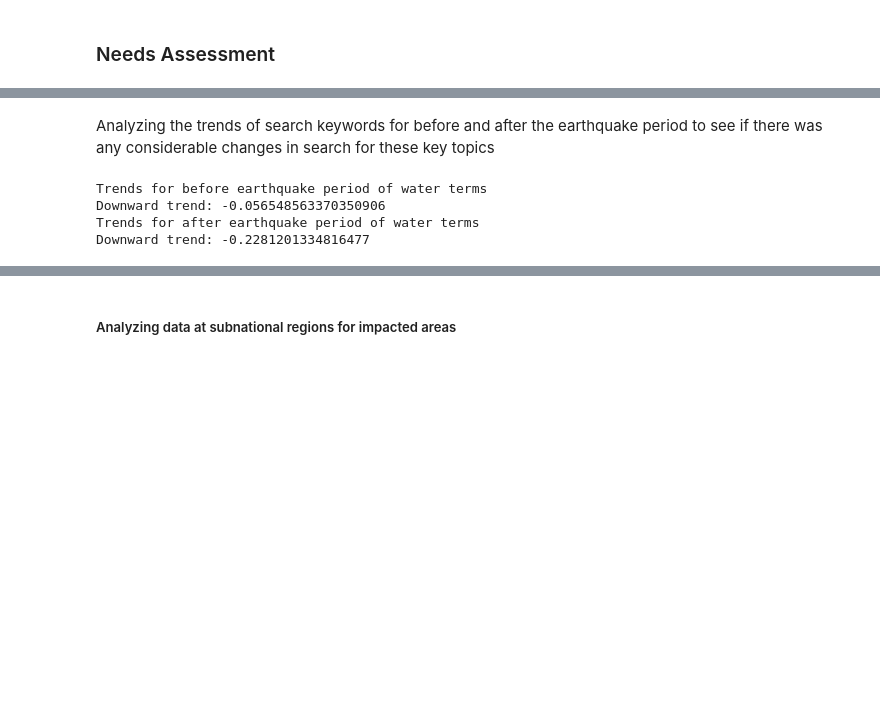
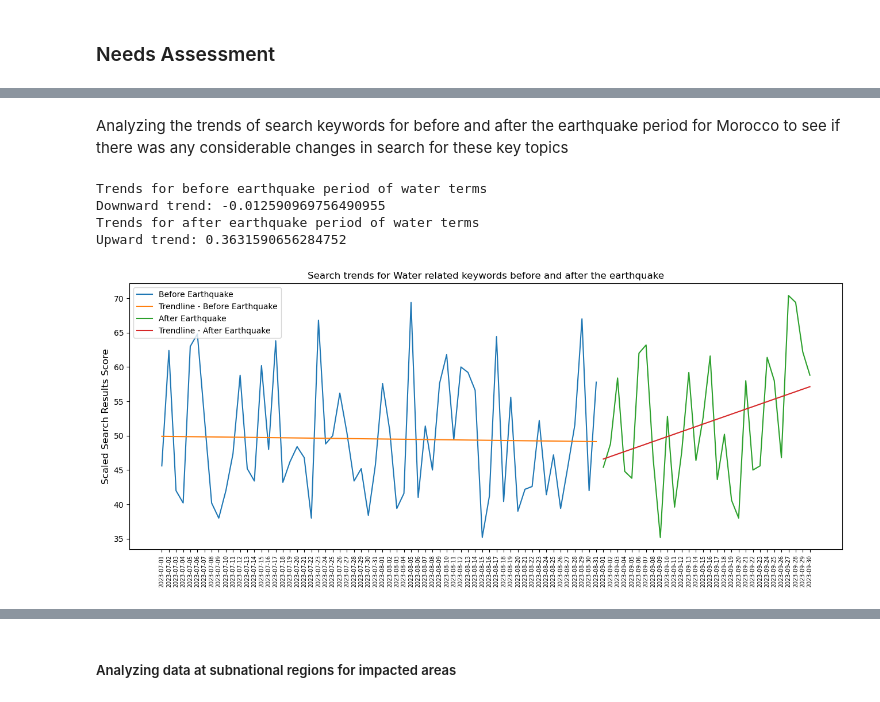
Before and after one commit to datapartnership/morocco-earthquake-impact, a Jupyter notebook: notebooks/google_trends/Morocco_GoogleTrends.ipynb, the cells around one changed output, grey strips where cells are left out. Saved outputs shown, nothing was run; the diff lists cells and outputs as text; code cells hidden in the pictures; blank space fills up the shorter version.

```diff
--- a/notebooks/google_trends/Morocco_GoogleTrends.ipynb
+++ b/notebooks/google_trends/Morocco_GoogleTrends.ipynb
@@ -378,6 +384,27 @@ aeq_ph = get_df_ht(ph_terms, 'MA', start_date='2023-09', end_date = '2023-09')
 
 beq_hosp = get_df_ht(hosp_terms, 'MA', start_date='2023-07', end_date = "2023-08")
 aeq_hosp = get_df_ht(hosp_terms, 'MA', start_date='2023-09', end_date = '2023-09')
+# %%
+def plot_needs_trends(before, after, keyword, region = None):
+    plt.figure(figsize=(16, 6))
+    before_agg = before.groupby(['date']).mean()
+    after_agg = after.groupby(['date']).mean()
+    result_bef = np.polyfit(pd.factorize(before_agg.index)[0], list(before_agg.value), 1)
+    trendpoly_bef = np.poly1d(result_bef)
+    result_aft = np.polyfit(pd.factorize(after_agg.index)[0], list(after_agg.value), 1)
+    trendpoly_aft = np.poly1d(result_aft)
+    plt.plot(before_agg['value'], label='Before Earthquake')
+    plt.plot(before_agg.index, trendpoly_bef(pd.factorize(before_agg.index)[0]), label = 'Trendline - Before Earthquake')
+    plt.plot(after_agg['value'], label='After Earthquake')
+    plt.plot(after_agg.index, trendpoly_aft(pd.factorize(after_agg.index)[0]), label = 'Trendline - After Earthquake')
+    plt.xticks(rotation = 90, fontsize = 7);
+    plt.ylabel("Scaled Search Results Score", fontsize = 12)
+    if region:
+        plt.title(f"Search trends for {keyword} related keywords before and after the earthquake in {region} region")
+    else:
+        plt.title(f"Search trends for {keyword} related keywords before and after the earthquake")
+    plt.legend(loc='best');
+    plt.show()
 # %%
 def get_needs_trends(df):
     df_grp = df.groupby(['date']).mean()
@@ -391,17 +418,19 @@ def get_needs_trends(df):
     else:
         print("No trend")
 # %% [markdown]
-Analyzing the trends of search keywords for before and after the earthquake period to see if there was any considerable changes in search for these key topics
+Analyzing the trends of search keywords for before and after the earthquake period for Morocco to see if there was any considerable changes in search for these key topics
 # %%
 print("Trends for before earthquake period of water terms")
 get_needs_trends(beq_water)
 print("Trends for after earthquake period of water terms")
 get_needs_trends(aeq_water)
+plot_needs_trends(beq_water, aeq_water, 'Water')
 # %% [output]
 Trends for before earthquake period of water terms
-Downward trend: -0.056548563370350906
+Downward trend: -0.012590969756490955
 Trends for after earthquake period of water terms
-Downward trend: -0.2281201334816477
+Upward trend: 0.3631590656284752
+[figure, added]
 # %%
 print("Trends for before earthquake period of food terms")
 get_needs_trends(beq_food)
```
Also changed, not shown: parts of 14 cells of this notebook.
